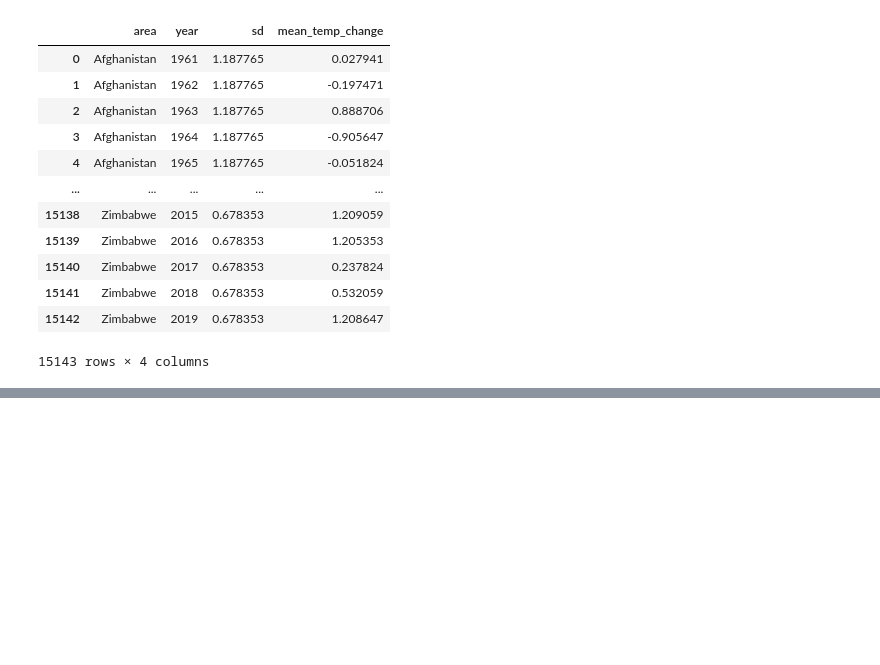
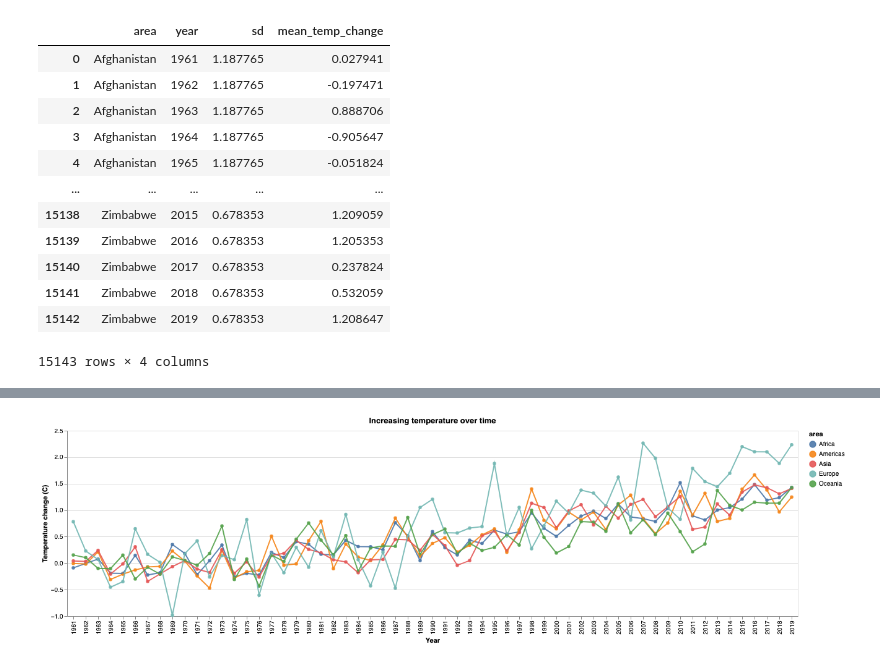
Before and after one commit to mel-liow/climate-analysis, a Jupyter notebook: climate_analysis.ipynb, the cells around one changed output, grey strips where cells are left out. Drawn from its saved outputs; the diff is of its cells as text; code cells hidden in the pictures; blank space fills up the shorter version.

Commit message:
add world temp chart

```diff
--- a/climate_analysis.ipynb
+++ b/climate_analysis.ipynb
@@ -73,11 +83,18 @@ annual_temp_change
 alt.data_transformers.enable('data_server')
 alt.renderers.enable('mimetype')
 
+# regions_bool = annual_temp_change.area.isin(['Africa',
+#        'Eastern Africa', 'Middle Africa', 'Northern Africa',
+#        'Southern Africa', 'Western Africa', 'Americas',
+#        'Northern America', 'Central America', 'Caribbean',
+#        'South America', 'Asia', 'Central Asia', 'Eastern Asia',
+#        'Southern Asia', 'South-Eastern Asia', 'Western Asia', 'Europe',
+#        'Eastern Europe', 'Northern Europe', 'Southern Europe',
+#        'Western Europe', 'Oceania', 'Australia and New Zealand',
+#        'Melanesia', 'Micronesia', 'Polynesia'])
 
-scatter_plot = alt.Chart(annual_temp_change).mark_bar().encode(
-    x='year',
-    y='mean(mean_temp_change)',
-    color='area'
-)
-scatter_plot
+regions_bool = annual_temp_change.area.isin(['Africa','Americas',
+       'Asia', 'Europe','Oceania'])
+
+region_temps = annual_temp_change[regions_bool]
 # %% [output]
@@ -84,0 +118,24 @@ scatter_plot
+# %%
+click = alt.selection_multi(fields=['area'], bind='legend')
+
+
+scatter_plot = alt.Chart(region_temps, title="Increasing temperature over time"
+                        ).mark_point(filled=True).encode(
+    x=alt.X('year', title="Year", axis=alt.Axis(tickMinStep=10)),
+    y=alt.Y('mean(mean_temp_change)', title="Temperature change (C)") ,
+    color='area',
+    tooltip='area',
+    opacity=alt.condition(click, alt.value(0.9), alt.value(0.2))
+).add_selection(click)
+
+line_plot = alt.Chart(region_temps).mark_line().encode(
+    x='year',
+    y='mean(mean_temp_change)',
+    color='area',
+    opacity=alt.condition(click, alt.value(0.9), alt.value(0.2))
+)
+
+
+scatter_plot + line_plot
+# %% [output]
+[figure, added]
```
Also changed, not shown: parts of 4 cells of this notebook.
